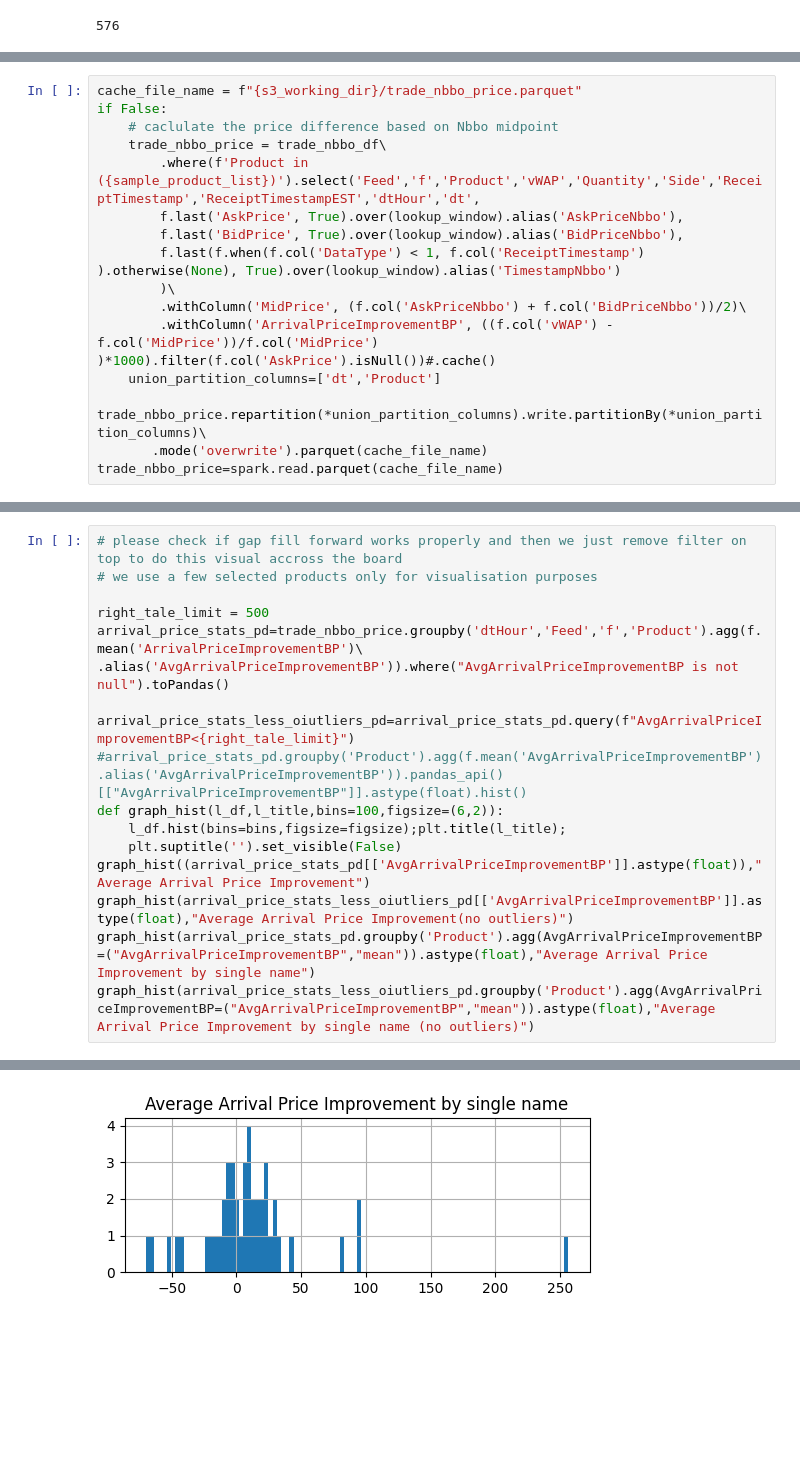
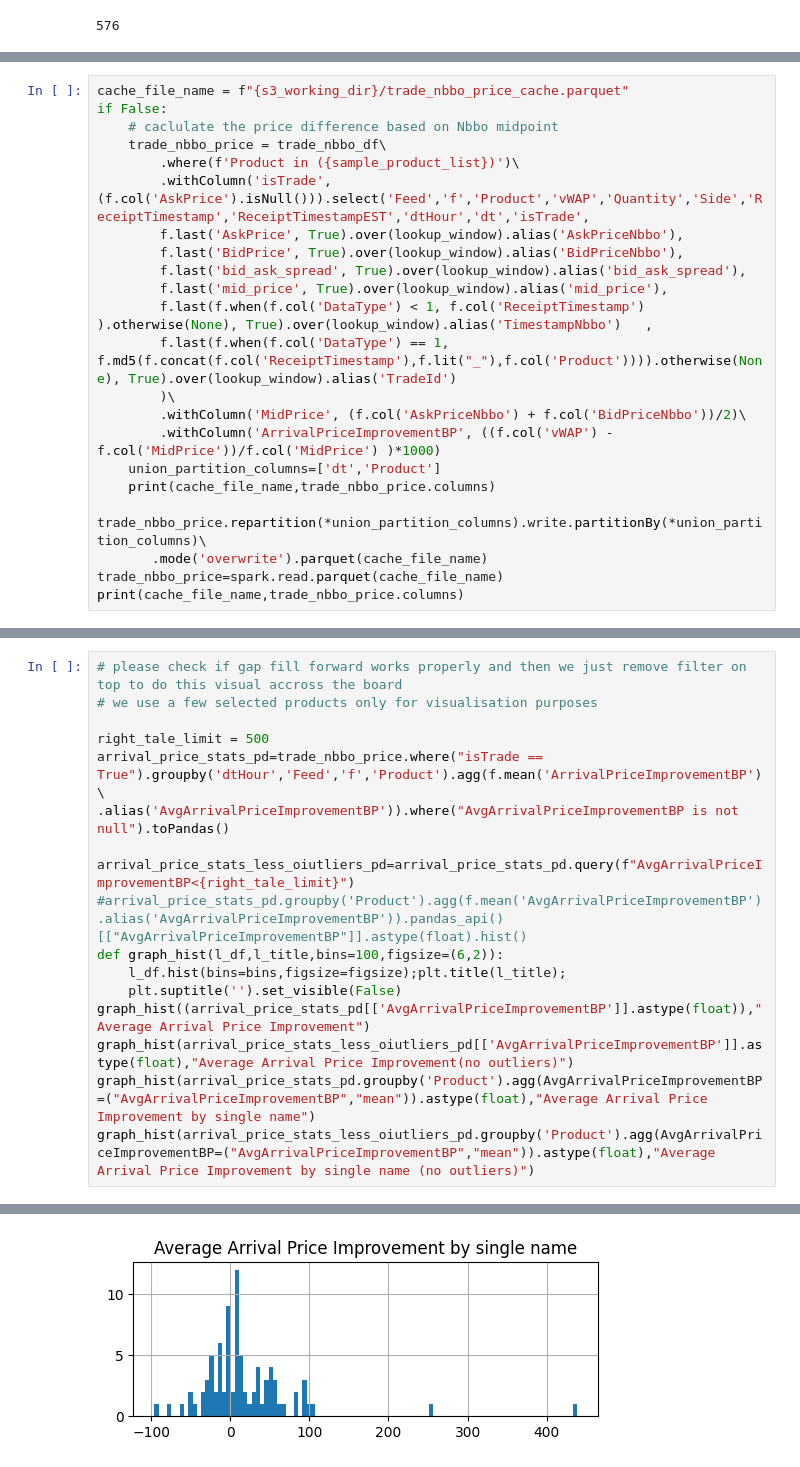
Before and after one commit to aws-samples/quant-research, a Jupyter notebook: src/notebooks/equity_market_microstructure/tca_lseg.ipynb, the cells around one changed output, grey strips where cells are left out. Cells and saved outputs as stored; diff of their text form; blank space fills up the shorter version.

```diff
--- a/src/notebooks/equity_market_microstructure/tca_lseg.ipynb
+++ b/src/notebooks/equity_market_microstructure/tca_lseg.ipynb
@@ -337,16 +342,22 @@ sample_product_list
 # %%
-cache_file_name = f"{s3_working_dir}/trade_nbbo_price.parquet"
+cache_file_name = f"{s3_working_dir}/trade_nbbo_price_cache.parquet"
 if False:
     # caclulate the price difference based on Nbbo midpoint
     trade_nbbo_price = trade_nbbo_df\
-        .where(f'Product in ({sample_product_list})').select('Feed','f','Product','vWAP','Quantity','Side','ReceiptTimestamp','ReceiptTimestampEST','dtHour','dt',
+        .where(f'Product in ({sample_product_list})')\
+        .withColumn('isTrade', (f.col('AskPrice').isNull())).select('Feed','f','Product','vWAP','Quantity','Side','ReceiptTimestamp','ReceiptTimestampEST','dtHour','dt','isTrade',
         f.last('AskPrice', True).over(lookup_window).alias('AskPriceNbbo'),
         f.last('BidPrice', True).over(lookup_window).alias('BidPriceNbbo'),
-        f.last(f.when(f.col('DataType') < 1, f.col('ReceiptTimestamp') ).otherwise(None), True).over(lookup_window).alias('TimestampNbbo')
+        f.last('bid_ask_spread', True).over(lookup_window).alias('bid_ask_spread'),
+        f.last('mid_price', True).over(lookup_window).alias('mid_price'),
+        f.last(f.when(f.col('DataType') < 1, f.col('ReceiptTimestamp') ).otherwise(None), True).over(lookup_window).alias('TimestampNbbo')   ,
+        f.last(f.when(f.col('DataType') == 1, f.md5(f.concat(f.col('ReceiptTimestamp'),f.lit("_"),f.col('Product')))).otherwise(None), True).over(lookup_window).alias('TradeId')
         )\
         .withColumn('MidPrice', (f.col('AskPriceNbbo') + f.col('BidPriceNbbo'))/2)\
-        .withColumn('ArrivalPriceImprovementBP', ((f.col('vWAP') -f.col('MidPrice'))/f.col('MidPrice') )*1000).filter(f.col('AskPrice').isNull())#.cache()
+        .withColumn('ArrivalPriceImprovementBP', ((f.col('vWAP') -f.col('MidPrice'))/f.col('MidPrice') )*1000)
     union_partition_columns=['dt','Product']
+    print(cache_file_name,trade_nbbo_price.columns)
     trade_nbbo_price.repartition(*union_partition_columns).write.partitionBy(*union_partition_columns)\
        .mode('overwrite').parquet(cache_file_name)
 trade_nbbo_price=spark.read.parquet(cache_file_name)
+print(cache_file_name,trade_nbbo_price.columns)
@@ -355,7 +368,7 @@ trade_nbbo_price=spark.read.parquet(cache_file_name)
 # we use a few selected products only for visualisation purposes
 
 right_tale_limit = 500
-arrival_price_stats_pd=trade_nbbo_price.groupby('dtHour','Feed','f','Product').agg(f.mean('ArrivalPriceImprovementBP')\
+arrival_price_stats_pd=trade_nbbo_price.where("isTrade == True").groupby('dtHour','Feed','f','Product').agg(f.mean('ArrivalPriceImprovementBP')\
 .alias('AvgArrivalPriceImprovementBP')).where("AvgArrivalPriceImprovementBP is not null").toPandas()
 
 arrival_price_stats_less_oiutliers_pd=arrival_price_stats_pd.query(f"AvgArrivalPriceImprovementBP<{right_tale_limit}")
@@ -373 +386 @@ graph_hist(arrival_price_stats_less_oiutliers_pd.groupby('Product').agg(AvgArriv
-[figure, old version]
+[figure, new version]
```
Also changed, not shown: parts of 21 cells of this notebook.
